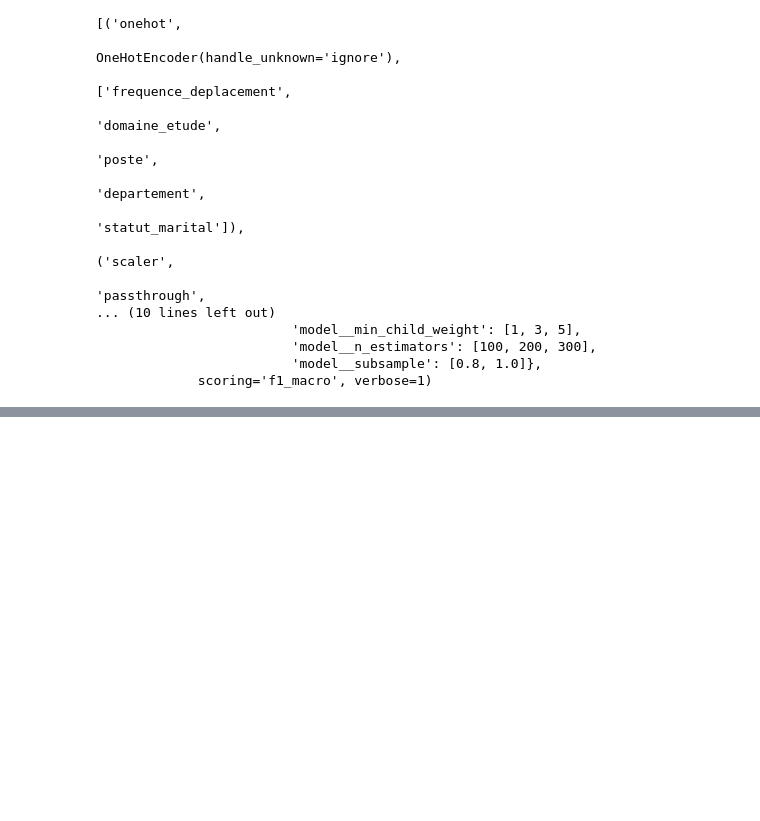
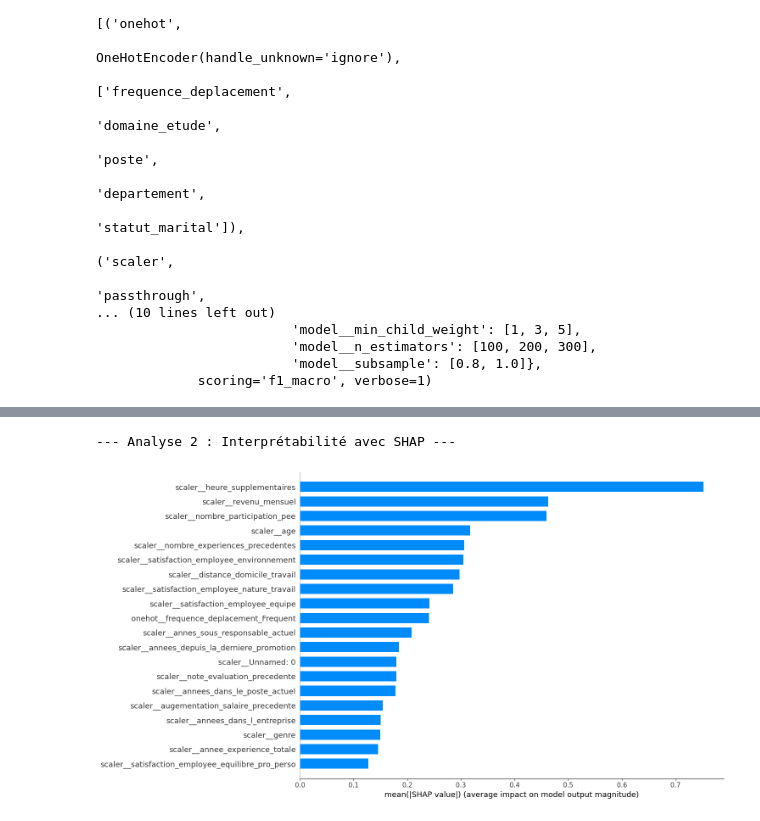
Before and after one commit to Soct/formation_OC, a Jupyter notebook: projet_4/P3_1_Modelisation_optimisation.ipynb, the cells around one changed output, grey strips where cells are left out. Cells and saved outputs as stored; diff of their text form; code cells hidden in the pictures; blank space fills up the shorter version.

```diff
--- a/projet_4/P3_1_Modelisation_optimisation.ipynb
+++ b/projet_4/P3_1_Modelisation_optimisation.ipynb
@@ -153,7 +150,10 @@ except Exception as e:
 # %%
-
-
 print("\n--- Analyse 2 : Interprétabilité avec SHAP ---")
 feature_names = trained_preprocessor.get_feature_names_out()
 X_processed = trained_preprocessor.transform(X)
 explainer = shap.TreeExplainer(best_xgb_model)
+shap_values = explainer.shap_values(X_processed)
+shap.summary_plot(shap_values, X_processed, feature_names=feature_names, plot_type='bar', plot_size=(15,8))
+# %% [output]
+--- Analyse 2 : Interprétabilité avec SHAP ---
+[figure, added]
```
Also changed, not shown: parts of 17 cells of this notebook, 1 other file.
